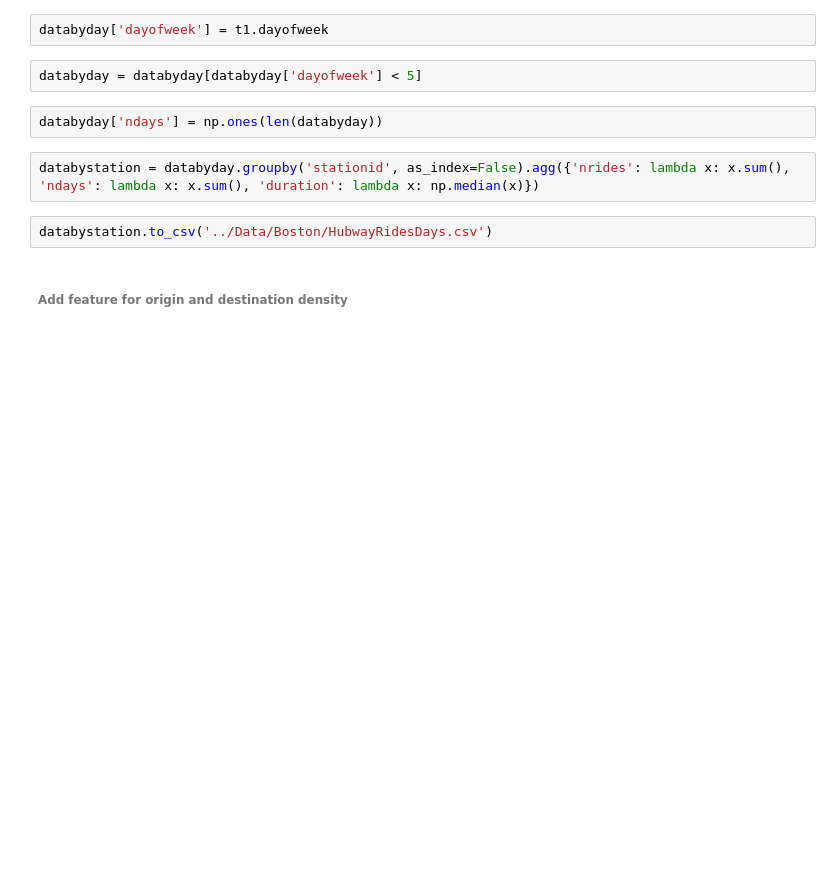
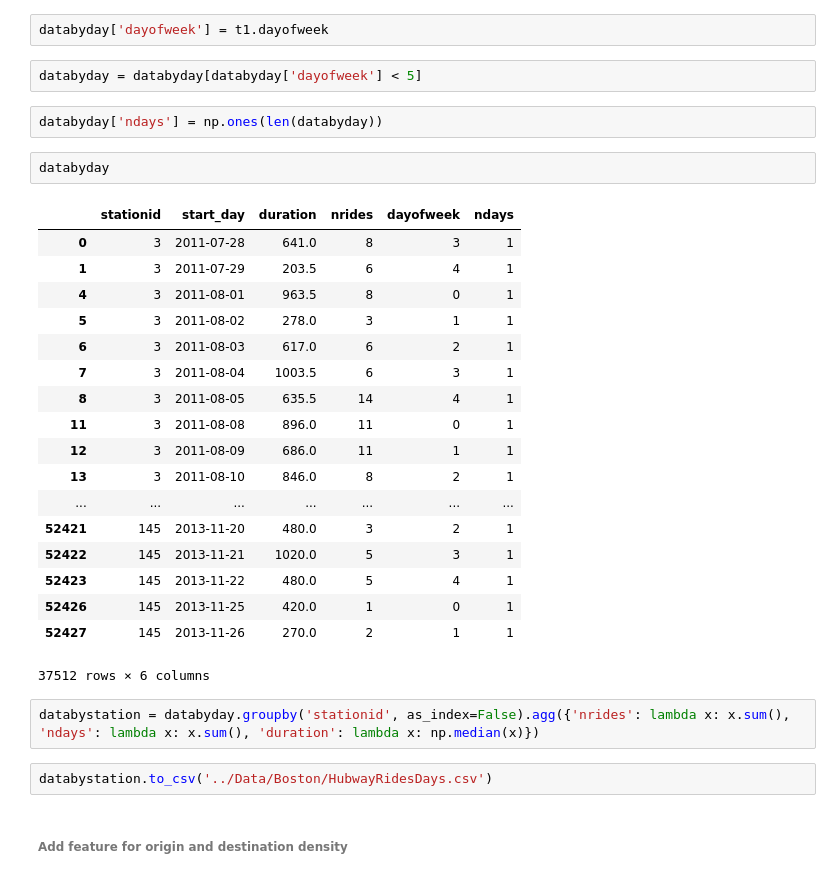
Before and after one commit to sbussmann/insight-bikeshare, a Jupyter notebook: Code/Boston Data By Station.ipynb, the cells around one changed output. Saved outputs shown, nothing was run; the diff lists cells and outputs as text; blank space fills up the shorter version.

```diff
--- a/Code/Boston Data By Station.ipynb
+++ b/Code/Boston Data By Station.ipynb
@@ -38,6 +57,27 @@ databyday['dayofweek'] = t1.dayofweek
 databyday = databyday[databyday['dayofweek'] < 5]
 # %%
 databyday['ndays'] = np.ones(len(databyday))
+# %%
+databyday
+# %% [output]
+|  | stationid | start_day | duration | nrides | dayofweek | ndays |
+| 0 | 3 | 2011-07-28 | 641.0 | 8 | 3 | 1 |
+| 1 | 3 | 2011-07-29 | 203.5 | 6 | 4 | 1 |
+| 4 | 3 | 2011-08-01 | 963.5 | 8 | 0 | 1 |
+| 5 | 3 | 2011-08-02 | 278.0 | 3 | 1 | 1 |
+| 6 | 3 | 2011-08-03 | 617.0 | 6 | 2 | 1 |
+| 7 | 3 | 2011-08-04 | 1003.5 | 6 | 3 | 1 |
+| 8 | 3 | 2011-08-05 | 635.5 | 14 | 4 | 1 |
+| 11 | 3 | 2011-08-08 | 896.0 | 11 | 0 | 1 |
+| 12 | 3 | 2011-08-09 | 686.0 | 11 | 1 | 1 |
+| 13 | 3 | 2011-08-10 | 846.0 | 8 | 2 | 1 |
+| ... | ... | ... | ... | ... | ... | ... |
+| 52421 | 145 | 2013-11-20 | 480.0 | 3 | 2 | 1 |
+| 52422 | 145 | 2013-11-21 | 1020.0 | 5 | 3 | 1 |
+| 52423 | 145 | 2013-11-22 | 480.0 | 5 | 4 | 1 |
+| 52426 | 145 | 2013-11-25 | 420.0 | 1 | 0 | 1 |
+| 52427 | 145 | 2013-11-26 | 270.0 | 2 | 1 | 1 |
+37512 rows × 6 columns
 # %%
 databystation = databyday.groupby('stationid', as_index=False).agg({'nrides': lambda x: x.sum(), 'ndays': lambda x: x.sum(), 'duration': lambda x: np.median(x)})
 # %%
```
Also changed, not shown: parts of 6 cells of this notebook, 44 other files.
